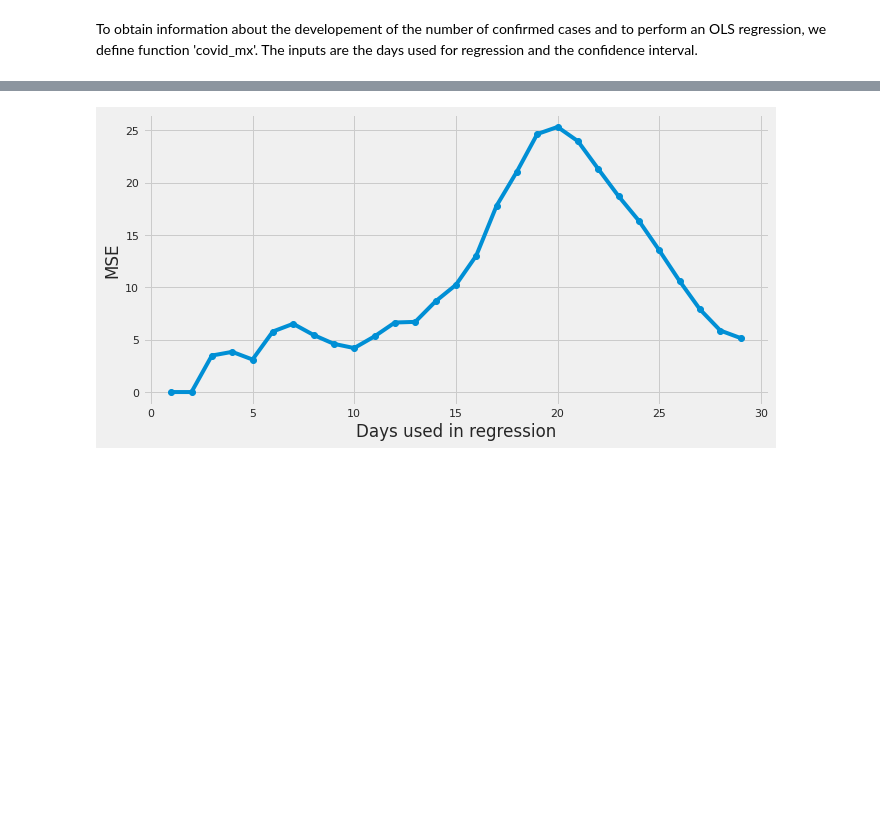
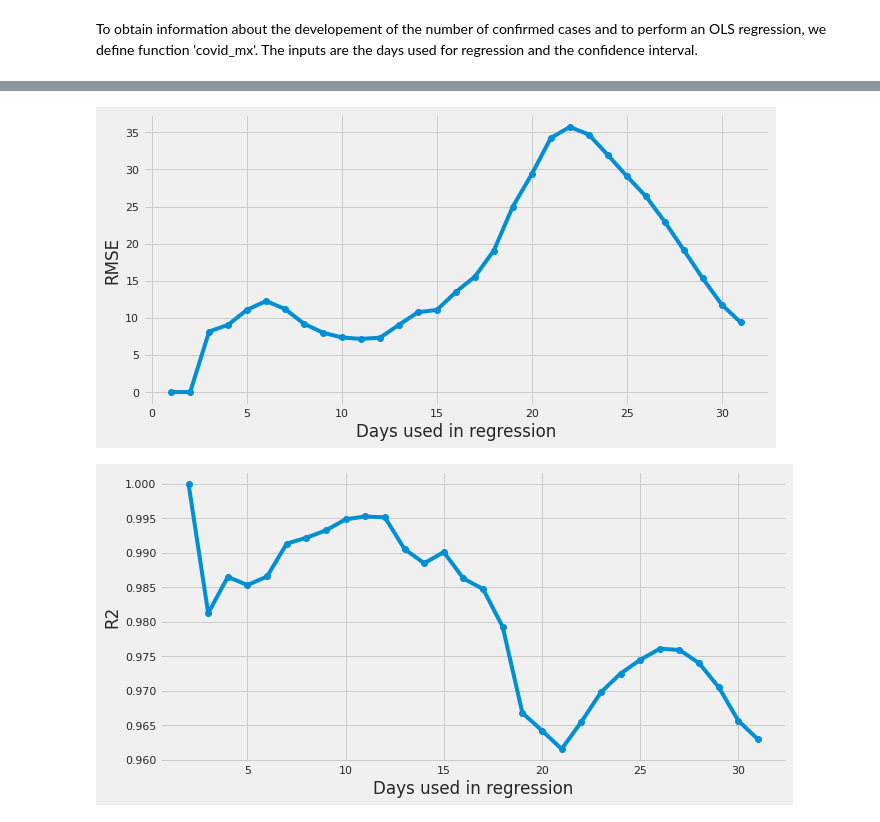
Before and after one commit to aldodec/Covid19-Mex, a Jupyter notebook: Covid19_Mx.ipynb, the cells around one changed output, grey strips where cells are left out. Drawn from its saved outputs; the diff is of its cells as text; code cells hidden in the pictures; blank space fills up the shorter version.

```diff
--- a/Covid19_Mx.ipynb
+++ b/Covid19_Mx.ipynb
@@ -14,10 +22,11 @@ date = ['2020-02-28','2020-02-29','2020-03-01','2020-03-02','2020-03-03','2020-0
        ,'2020-03-05','2020-03-06','2020-03-07','2020-03-08','2020-03-09','2020-03-10',
        '2020-03-11','2020-03-12','2020-03-13','2020-03-14','2020-03-15','2020-03-16',
        '2020-03-17','2020-03-18','2020-03-19','2020-03-20','2020-03-21','2020-03-22',
-        '2020-03-23','2020-03-24','2020-03-25','2020-03-26','2020-03-27','2020-03-28']
+        '2020-03-23','2020-03-24','2020-03-25','2020-03-26','2020-03-27','2020-03-28',
+        '2020-03-29','2020-03-30']
 
 confirmed_cases = [3,4,5,5,5,5,5,6,7,7,7,7,11,14,26,41,53,82,93,118,164,203,251,316
-                   ,367,405,475,585,717,848]
+                   ,367,405,475,585,717,848,993,1094]
 
 df = pd.DataFrame({'date':date,'confirmed_cases':confirmed_cases})
 df['date']=pd.to_datetime(df['date'])
@@ -233,29 +261,42 @@ Regression Plots
 # %%
 day_back_list = []
 MSE_REAL_list = []
+RMSE_list = []
+R2_list = []
 
 for days_back in range(1,len(df)):
 
     X = df['days_since_first_case'][-days_back:]
     y = df['log_confirmed_cases'][-days_back:]
     X = sm.add_constant(X)
     model = sm.OLS(y, X).fit()
     predictions = model.predict(X)
 
     df['predicted'] =  predictions
     df['real_pred'] = np.exp(df['predicted'])
     df['square_diff'] = (df['confirmed_cases']-df['real_pred'])**2
     MSE_REAL = ((df['square_diff'].sum())**0.5)/days_back
+    RMSE = rmse(df['predicted'],df['days_since_first_case'])
+    R2 = model.rsquared
 
     day_back_list.append(days_back)
     MSE_REAL_list.append(MSE_REAL)
+    RMSE_list.append(RMSE)
+    R2_list.append(R2)
 
-MSE_df =pd.DataFrame({'days_back':day_back_list,'MSE_REAL':MSE_REAL_list})
+MSE_df =pd.DataFrame({'days_back':day_back_list,'MSE_REAL':MSE_REAL_list,'R2':R2_list,'RMSE':RMSE_list})
 
 plt.figure(figsize=(10,5))
 plt.plot(MSE_df['days_back'],MSE_df['MSE_REAL'],marker='o')
 plt.xlabel('Days used in regression')
-plt.ylabel('MSE')
+plt.ylabel('RMSE')
 plt.show()
+
+plt.figure(figsize=(10,5))
+plt.plot(MSE_df['days_back'],MSE_df['R2'],marker='o')
+plt.xlabel('Days used in regression')
+plt.ylabel('R2')
+plt.show()
 # %% [output]
-[figure, old version]
+[figure, new version]
+[figure, added]
```
Also changed, not shown: parts of 5 cells of this notebook.
